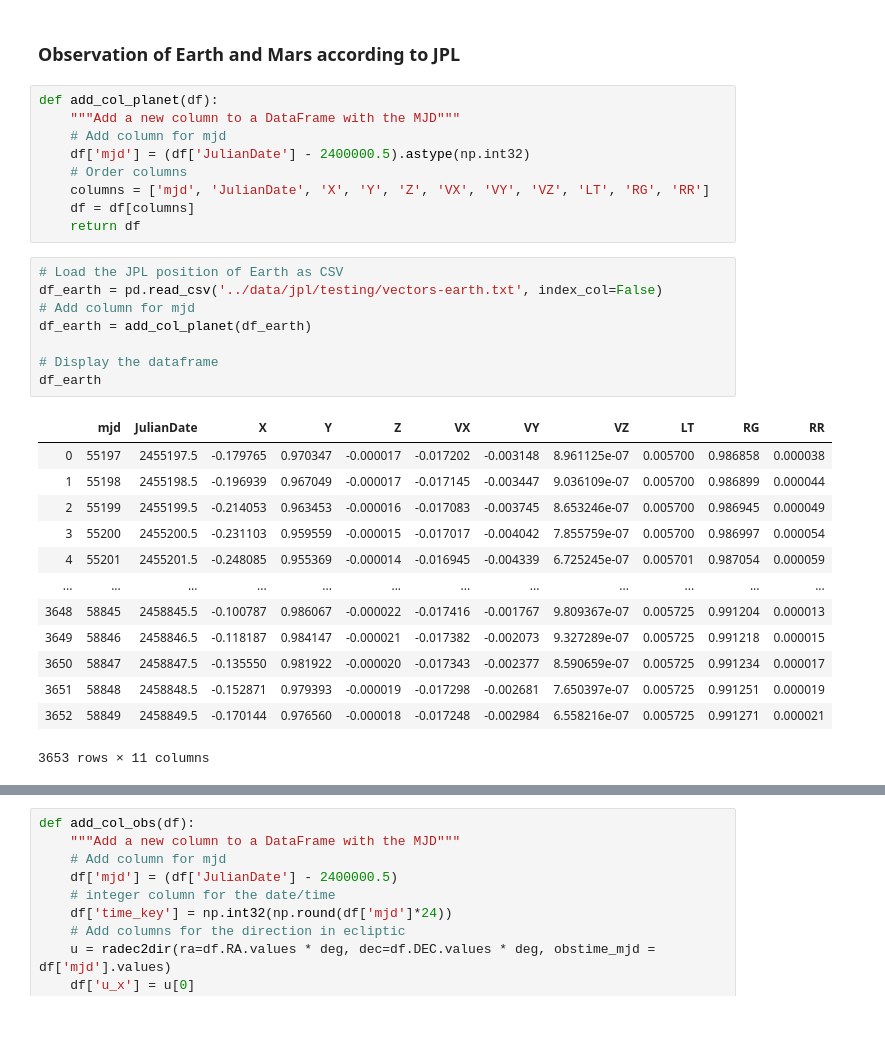
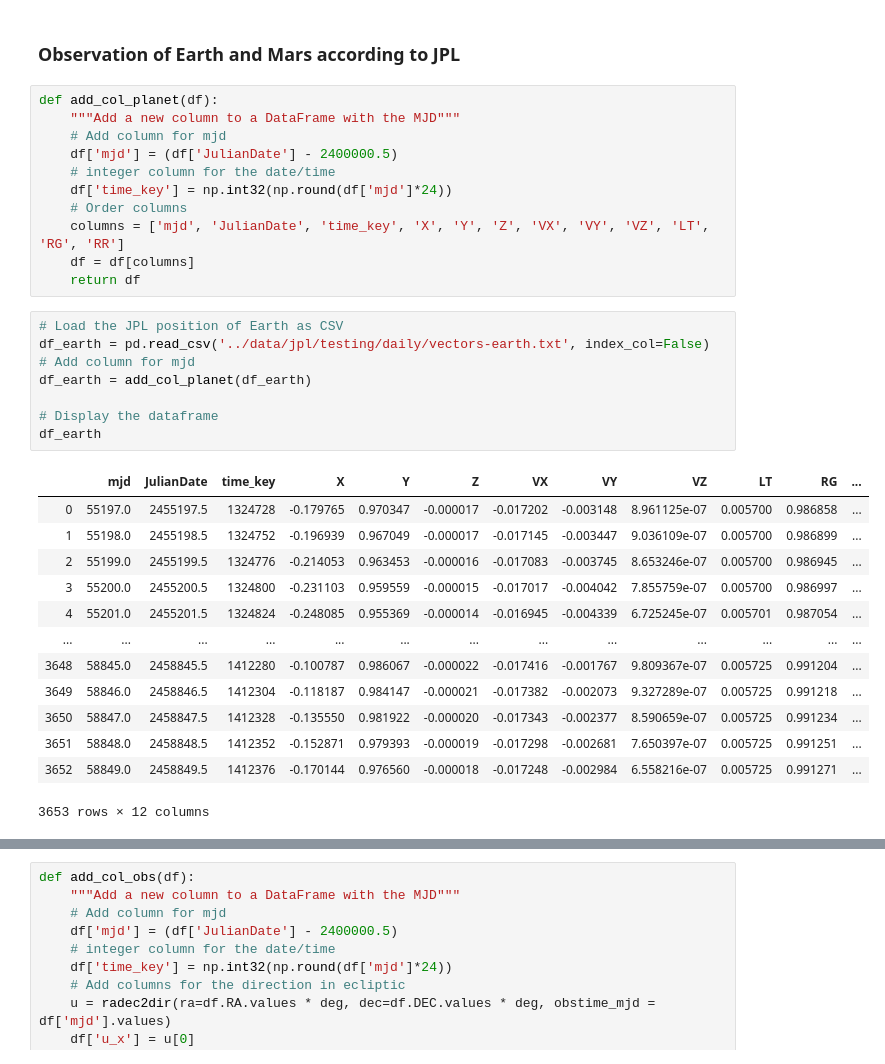
Before and after one commit to memanuel/kepler-sieve, a Jupyter notebook: src/RA_DEC.ipynb, the cells around one changed output, grey strips where cells are left out. Saved outputs shown, nothing was run; the diff lists cells and outputs as text; blank space fills up the shorter version.

Commit message:
added 3 hour vector data for asteroids and earth; still trying to reconcile JPL palomar

```diff
--- a/src/RA_DEC.ipynb
+++ b/src/RA_DEC.ipynb
@@ -22,32 +22,34 @@ from asteroid_data import make_data_one_file, get_earth_pos
 def add_col_planet(df):
     """Add a new column to a DataFrame with the MJD"""
     # Add column for mjd
-    df['mjd'] = (df['JulianDate'] - 2400000.5).astype(np.int32)
+    df['mjd'] = (df['JulianDate'] - 2400000.5)
+    # integer column for the date/time
+    df['time_key'] = np.int32(np.round(df['mjd']*24))
     # Order columns
-    columns = ['mjd', 'JulianDate', 'X', 'Y', 'Z', 'VX', 'VY', 'VZ', 'LT', 'RG', 'RR']
+    columns = ['mjd', 'JulianDate', 'time_key', 'X', 'Y', 'Z', 'VX', 'VY', 'VZ', 'LT', 'RG', 'RR']
     df = df[columns]
     return df
 # %%
 # Load the JPL position of Earth as CSV
-df_earth = pd.read_csv('../data/jpl/testing/vectors-earth.txt', index_col=False)
+df_earth = pd.read_csv('../data/jpl/testing/daily/vectors-earth.txt', index_col=False)
 # Add column for mjd
 df_earth = add_col_planet(df_earth)
 
 # Display the dataframe
 df_earth
 # %% [output]
-|  | mjd | JulianDate | X | Y | Z | VX | VY | VZ | LT | RG | RR |
-| 0 | 55197 | 2455197.5 | -0.179765 | 0.970347 | -0.000017 | -0.017202 | -0.003148 | 8.961125e-07 | 0.005700 | 0.986858 | 0.000038 |
-| 1 | 55198 | 2455198.5 | -0.196939 | 0.967049 | -0.000017 | -0.017145 | -0.003447 | 9.036109e-07 | 0.005700 | 0.986899 | 0.000044 |
-| 2 | 55199 | 2455199.5 | -0.214053 | 0.963453 | -0.000016 | -0.017083 | -0.003745 | 8.653246e-07 | 0.005700 | 0.986945 | 0.000049 |
-| 3 | 55200 | 2455200.5 | -0.231103 | 0.959559 | -0.000015 | -0.017017 | -0.004042 | 7.855759e-07 | 0.005700 | 0.986997 | 0.000054 |
-| 4 | 55201 | 2455201.5 | -0.248085 | 0.955369 | -0.000014 | -0.016945 | -0.004339 | 6.725245e-07 | 0.005701 | 0.987054 | 0.000059 |
-| ... | ... | ... | ... | ... | ... | ... | ... | ... | ... | ... | ... |
-| 3648 | 58845 | 2458845.5 | -0.100787 | 0.986067 | -0.000022 | -0.017416 | -0.001767 | 9.809367e-07 | 0.005725 | 0.991204 | 0.000013 |
-| 3649 | 58846 | 2458846.5 | -0.118187 | 0.984147 | -0.000021 | -0.017382 | -0.002073 | 9.327289e-07 | 0.005725 | 0.991218 | 0.000015 |
-| 3650 | 58847 | 2458847.5 | -0.135550 | 0.981922 | -0.000020 | -0.017343 | -0.002377 | 8.590659e-07 | 0.005725 | 0.991234 | 0.000017 |
-| 3651 | 58848 | 2458848.5 | -0.152871 | 0.979393 | -0.000019 | -0.017298 | -0.002681 | 7.650397e-07 | 0.005725 | 0.991251 | 0.000019 |
-| 3652 | 58849 | 2458849.5 | -0.170144 | 0.976560 | -0.000018 | -0.017248 | -0.002984 | 6.558216e-07 | 0.005725 | 0.991271 | 0.000021 |
+|  | mjd | JulianDate | time_key | X | Y | Z | VX | VY | VZ | LT | RG | ... |
+| 0 | 55197.0 | 2455197.5 | 1324728 | -0.179765 | 0.970347 | -0.000017 | -0.017202 | -0.003148 | 8.961125e-07 | 0.005700 | 0.986858 | ... |
+| 1 | 55198.0 | 2455198.5 | 1324752 | -0.196939 | 0.967049 | -0.000017 | -0.017145 | -0.003447 | 9.036109e-07 | 0.005700 | 0.986899 | ... |
+| 2 | 55199.0 | 2455199.5 | 1324776 | -0.214053 | 0.963453 | -0.000016 | -0.017083 | -0.003745 | 8.653246e-07 | 0.005700 | 0.986945 | ... |
+| 3 | 55200.0 | 2455200.5 | 1324800 | -0.231103 | 0.959559 | -0.000015 | -0.017017 | -0.004042 | 7.855759e-07 | 0.005700 | 0.986997 | ... |
+| 4 | 55201.0 | 2455201.5 | 1324824 | -0.248085 | 0.955369 | -0.000014 | -0.016945 | -0.004339 | 6.725245e-07 | 0.005701 | 0.987054 | ... |
+| ... | ... | ... | ... | ... | ... | ... | ... | ... | ... | ... | ... | ... |
+| 3648 | 58845.0 | 2458845.5 | 1412280 | -0.100787 | 0.986067 | -0.000022 | -0.017416 | -0.001767 | 9.809367e-07 | 0.005725 | 0.991204 | ... |
+| 3649 | 58846.0 | 2458846.5 | 1412304 | -0.118187 | 0.984147 | -0.000021 | -0.017382 | -0.002073 | 9.327289e-07 | 0.005725 | 0.991218 | ... |
+| 3650 | 58847.0 | 2458847.5 | 1412328 | -0.135550 | 0.981922 | -0.000020 | -0.017343 | -0.002377 | 8.590659e-07 | 0.005725 | 0.991234 | ... |
+| 3651 | 58848.0 | 2458848.5 | 1412352 | -0.152871 | 0.979393 | -0.000019 | -0.017298 | -0.002681 | 7.650397e-07 | 0.005725 | 0.991251 | ... |
+| 3652 | 58849.0 | 2458849.5 | 1412376 | -0.170144 | 0.976560 | -0.000018 | -0.017248 | -0.002984 | 6.558216e-07 | 0.005725 | 0.991271 | ... |
-3653 rows × 11 columns
+3653 rows × 12 columns
 # %%
 # Load the JPL position of Mars as CSV
```
Also changed, not shown: parts of 17 cells of this notebook, 17 other files.
